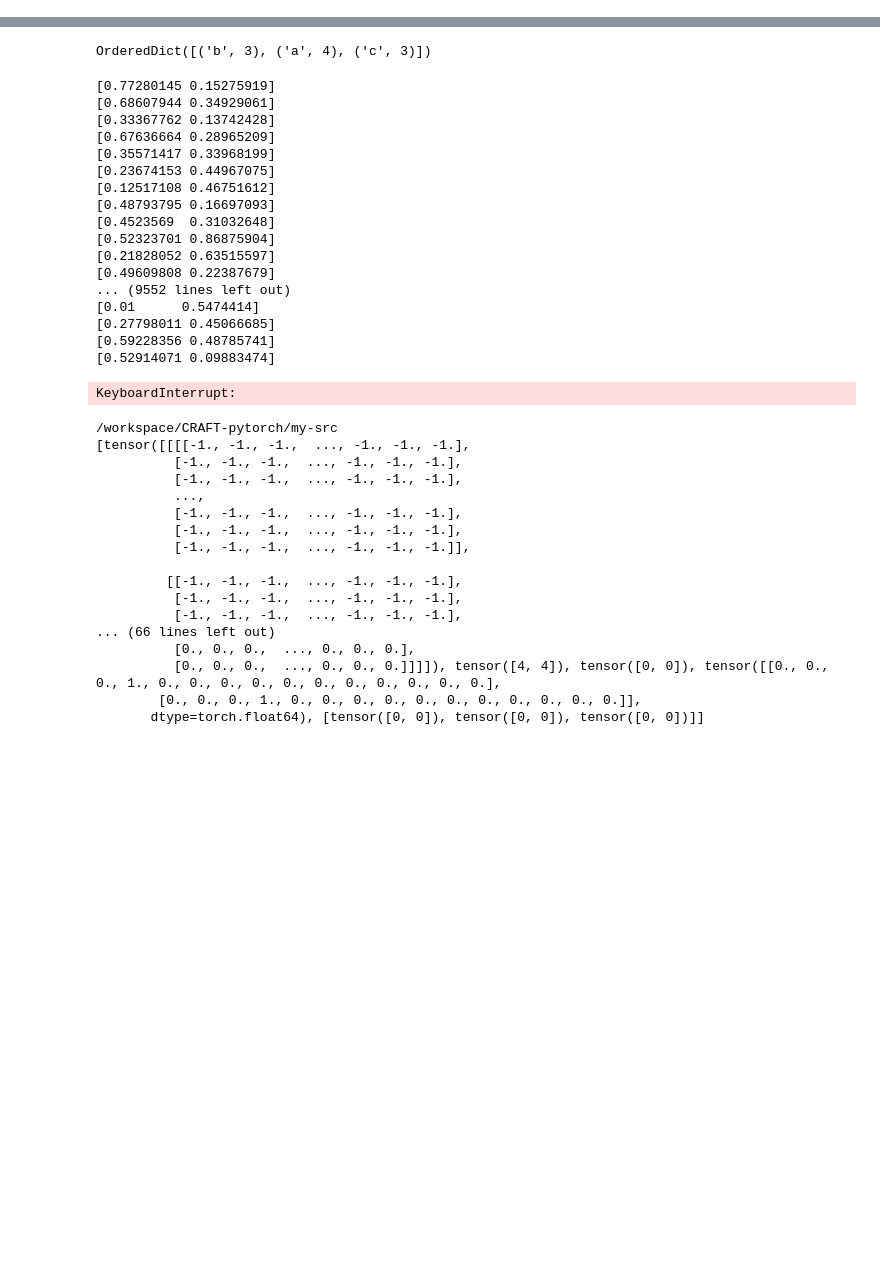
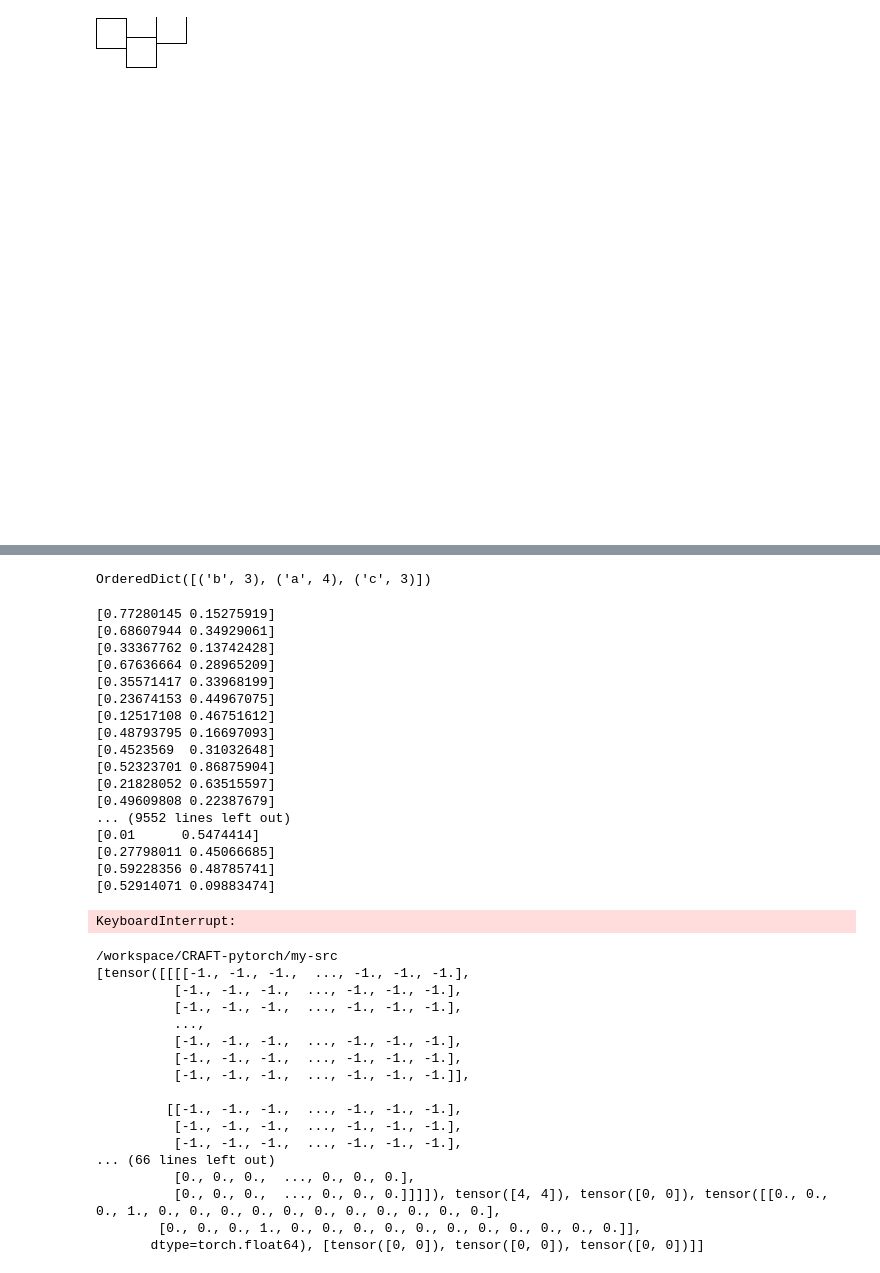
Before and after one commit to w121211/CRAFT-pytorch, a Jupyter notebook: debug.ipynb, the cells around one changed output, grey strips where cells are left out. Saved outputs shown, nothing was run; the diff lists cells and outputs as text; code cells hidden in the pictures; blank space fills up the shorter version.

```diff
--- a/debug.ipynb
+++ b/debug.ipynb
@@ -25,4 +21,0 @@ The autoreload extension is already loaded. To reload it, use:
-# %%
-a = np.array([1,2,3])
-b = np.array([1,2,3])
-np.concatenate((a,b))
@@ -30,0 +26,92 @@ array([1, 2, 3, 1, 2, 3])
+# %%
+def align(boxes):
+    max_w = sorted([b.wh[0] for b in boxes])[-1]
+    max_h = sorted([b.wh[1] for b in boxes])[-1]
+
+    _dys = [np.random.normal(0, 0.3) for _ in range(len(boxes))]
+    dx = 0
+    for b, _dy in zip(boxes, _dys):
+        dy = _dy * b.wh[1]
+        b.rxy = np.array([dx, dy], dtype=np.int32)
+        dx += b.wh[0]
+
+#     dx = 0
+#     for b in boxes:
+#         dy = 0.5 * (max_h - b.wh[1])
+#         b.rxy = np.array([dx, dy], dtype=np.int32)
+#         dx += b.wh[0]
+
+    return dx, max_h  # (w, h)
+
+class Item:
+    def __init__(self):
+        self.xy = None
+        self.rxy = None
+        self.wh = None
+
+    def _sample(self):
+#         self.wh = np.random.randint(30, 90, size=2)
+        self.wh = np.array([30, 30], dtype=np.int32)
+
+    def __repr__(self):
+        return "(Item: {}, {}, {})".format(self.xy, self.rxy, self.wh)
+
+class Box:
+    def __init__(self, boxes=[]):
+        self.rxy = np.zeros(2, dtype=np.int32)
+        self.xy = None
+        self.wh = None
+        self.parent = None
+
+        for b in boxes:
+            b.parent = self
+        self.boxes = boxes
+
+    def set_xy(self, pxy=np.zeros(2, dtype=np.int32)):
+        self.xy = pxy + self.rxy
+        for b in self.boxes:
+            if isinstance(b, Item):
+                b.xy = self.xy + b.rxy
+            else:
+                b.set_xy(self.xy)
+
+    def _sample(self):
+        # init each box wh
+        for b in self.boxes:
+            b._sample()
+        w, h = align(self.boxes)
+        self.wh = np.array([w, h])
+#         self.set_xy()
+
+    def render(self, imsize):
+        im = Image.new("RGBA", (imsize, imsize))
+        draw = ImageDraw.Draw(im)
+        bbox = np.concatenate((self.xy, self.xy+self.wh))
+#         draw.rectangle(tuple(bbox), fill=None, outline=(200, 0, 0))
+        for b in self.boxes:
+            if isinstance(b, Item):
+                bbox = np.concatenate((b.xy, b.xy+b.wh))
+                draw.rectangle(tuple(bbox), fill=None, outline=(0, 0, 0))
+            else:
+                im.alpha_composite(b.render(imsize))
+        return im
+
+    def sample(self, imsize):
+        self._sample()
+        self.set_xy()
+        im = self.render(imsize)
+        return im
+
+    def __repr__(self):
+        return str(self.boxes)
+
+# box = Box([Box([Item()]), Box([Item(), Item(), Item()])])
+# box = Box([Item()])
+box = Box([Item(), Item(), Item()])
+im = box.sample(512)
+
+for b in box.boxes:
+    print(b.xy)
+print(box)
+im
+# %% [output]
@@ -30,0 +122 @@ array([1, 2, 3, 1, 2, 3])
+[figure, added]
```
Also changed, not shown: parts of 12 cells of this notebook, 8 other files.
